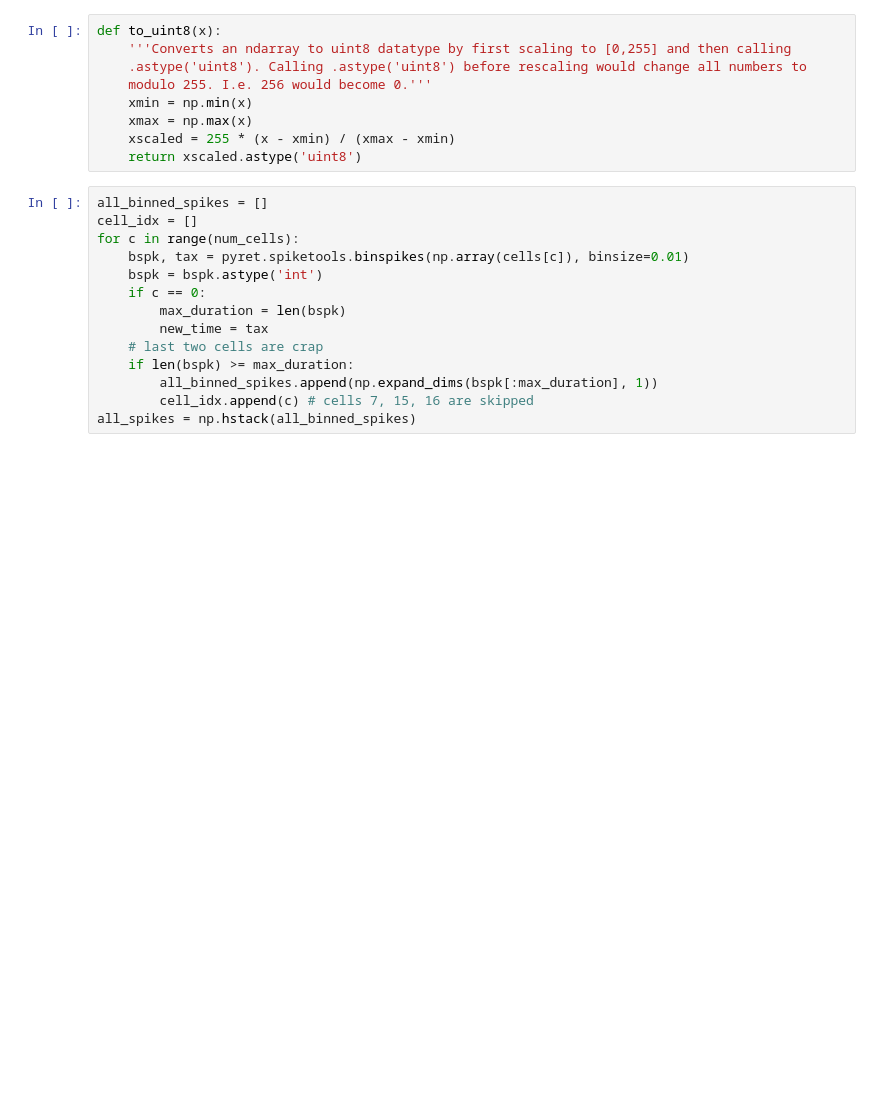
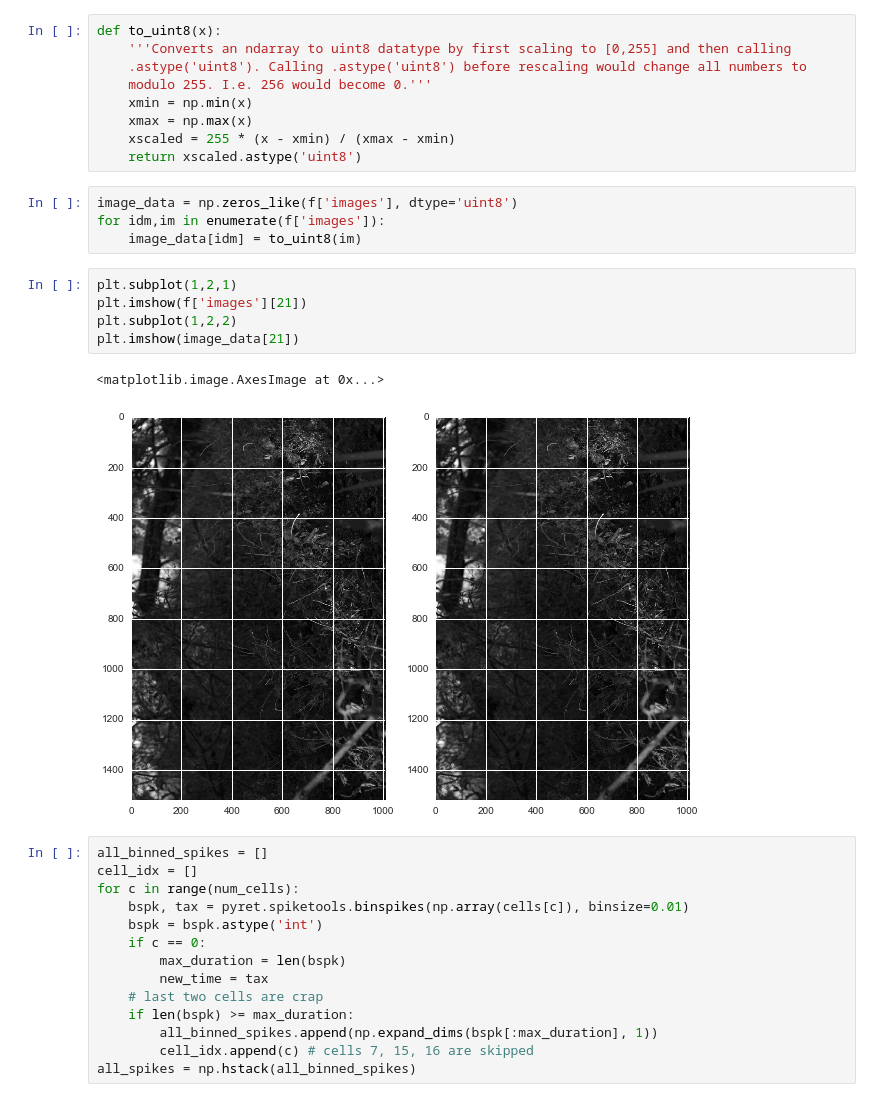
Before and after one commit to lmcintosh/natural-scenes, a Jupyter notebook: Save Natural Scenes Experiment.ipynb, the cells around one changed output. Drawn from its saved outputs; the diff is of its cells as text; blank space fills up the shorter version.

```diff
--- a/Save Natural Scenes Experiment.ipynb
+++ b/Save Natural Scenes Experiment.ipynb
@@ -309,6 +314,18 @@ def to_uint8(x):
     xmax = np.max(x)
     xscaled = 255 * (x - xmin) / (xmax - xmin)
     return xscaled.astype('uint8')
+# %%
+image_data = np.zeros_like(f['images'], dtype='uint8')
+for idm,im in enumerate(f['images']):
+    image_data[idm] = to_uint8(im)
+# %%
+plt.subplot(1,2,1)
+plt.imshow(f['images'][21])
+plt.subplot(1,2,2)
+plt.imshow(image_data[21])
+# %% [output]
+<matplotlib.image.AxesImage at 0x...>
+[figure, added]
 # %%
 all_binned_spikes = []
 cell_idx = []
```
Also changed, not shown: parts of 7 cells of this notebook, 1 other file.
